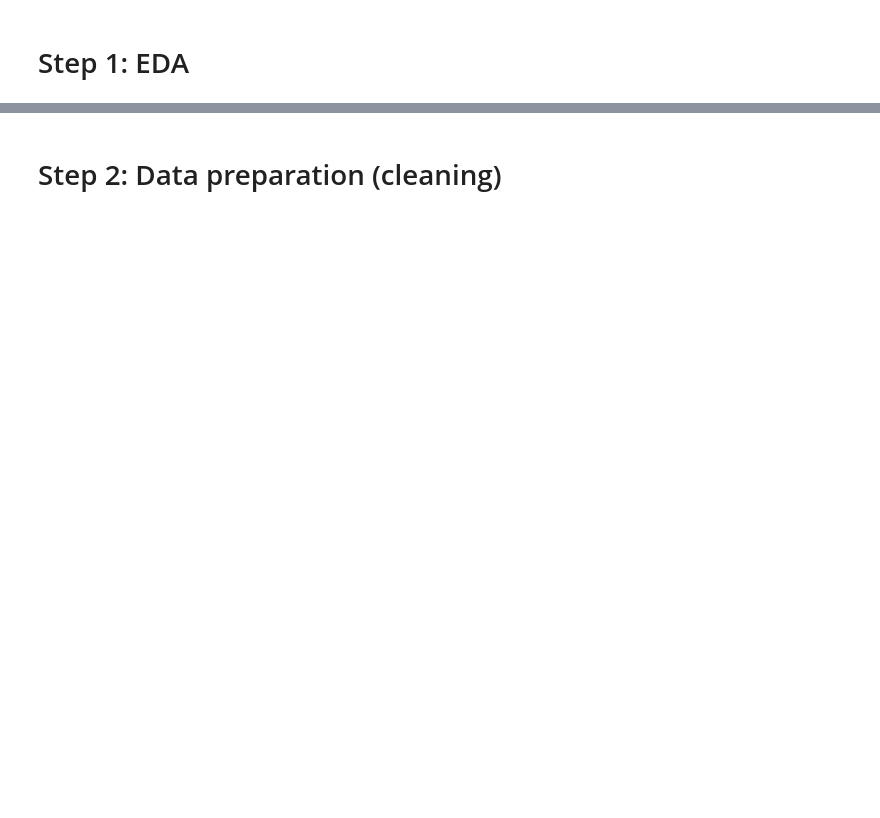
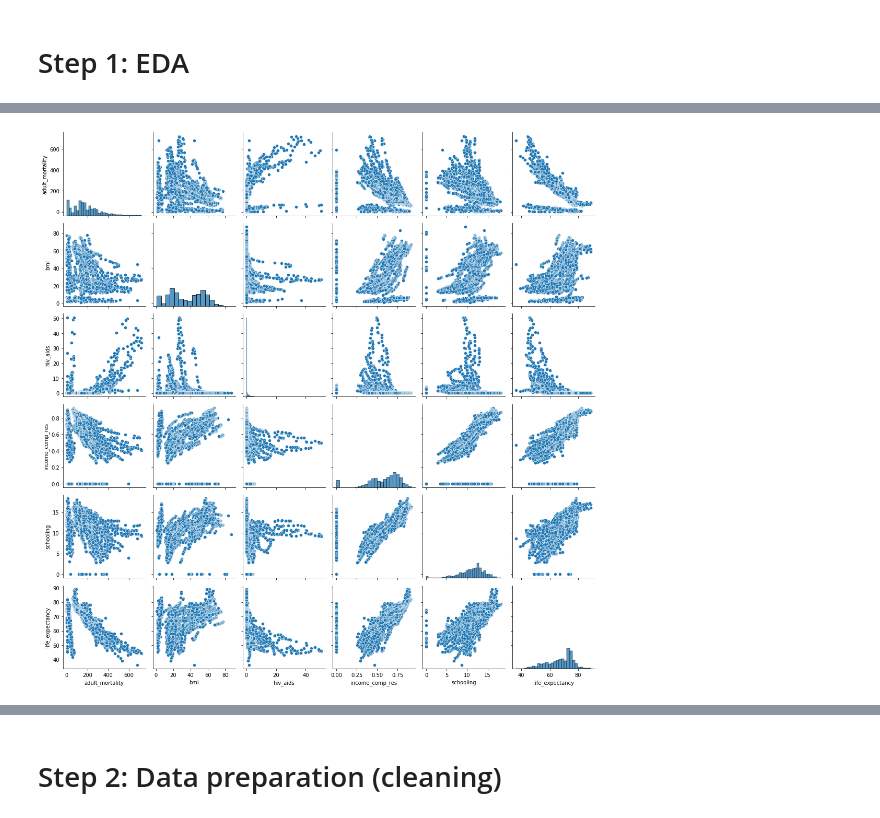
Before and after one commit to BrainTheos/uon-cci501-linear-regression, a Jupyter notebook: CCI501_Linear_Regression.ipynb, the cells around one changed output, grey strips where cells are left out. Drawn from its saved outputs; the diff is of its cells as text; code cells hidden in the pictures; blank space fills up the shorter version.

```diff
--- a/CCI501_Linear_Regression.ipynb
+++ b/CCI501_Linear_Regression.ipynb
@@ -24,0 +35,5 @@ data.head()
+# %%
+# Subset for developing countries
+le_dev_country_data = data.loc[data['Status'] == 'Developing']
+# First five
+le_dev_country_data.head()
@@ -24,0 +48,6 @@ data.head()
+# %%
+# Selecting interesting variables
+cols = ['Life expectancy ', 'Adult Mortality',' BMI ', ' HIV/AIDS',
+       'Income composition of resources', 'Schooling']
+# New dataframe with selected variables
+le_dev_country_data = le_dev_country_data[cols]
@@ -24,0 +60,9 @@ data.head()
+# %%
+# renaming columns
+le_dev_country_data = le_dev_country_data.rename(columns={'Life expectancy ':'life_expectancy',
+                                                          'Adult Mortality':'adult_mortality',
+                                                          ' BMI ':'bmi',
+                                                          ' HIV/AIDS':'hiv_aids',
+                                                          'Income composition of resources':'income_comp_res',
+                                                          'Schooling':'schooling'})
+le_dev_country_data.head()
@@ -26,0 +91,10 @@ data.head()
+# %%
+# Visualization of data distributions of the insurance dataset varialbes
+# scatterplot matrix to visualize pair-wise correlations between features
+cols = ['adult_mortality',
+       'bmi','hiv_aids', 'income_comp_res', 'schooling', 'life_expectancy']#['age', 'bmi', 'children', 'charges']
+sns.pairplot(le_dev_country_data[cols], height=2.5)
+plt.tight_layout()
+plt.show()
+# %% [output]
+[figure, added]
```
Also changed, not shown: parts of 12 cells of this notebook, 2 other files.
